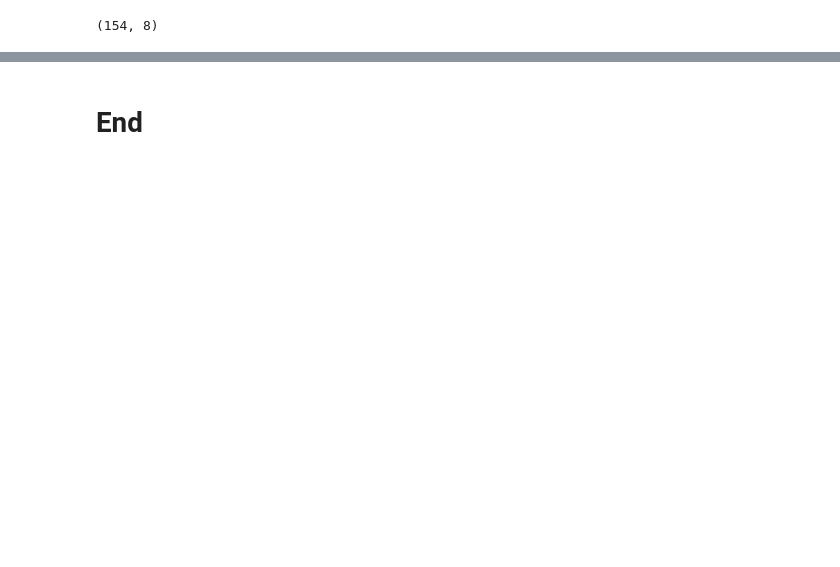
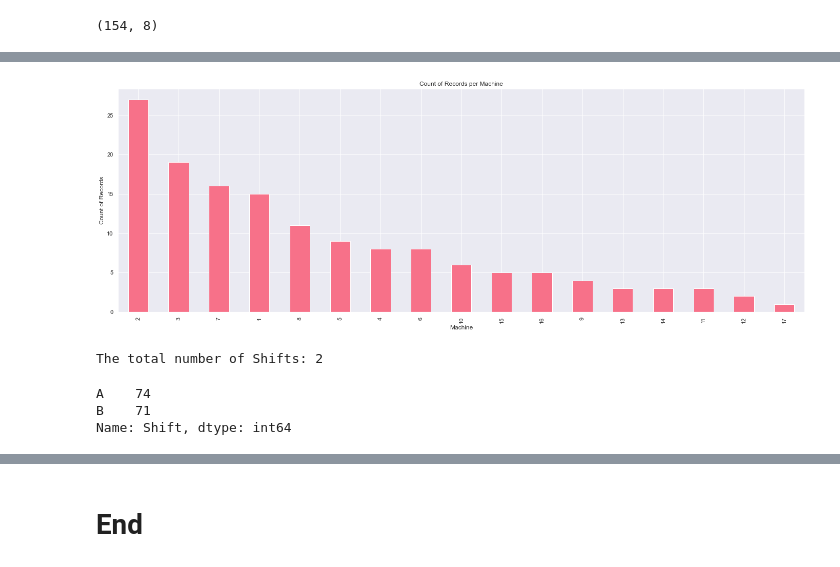
Before and after one commit to vilandao/analytics_onboarding, a Jupyter notebook: EDA.ipynb, the cells around one changed output, grey strips where cells are left out. Cells and saved outputs as stored; diff of their text form; code cells hidden in the pictures; blank space fills up the shorter version.

```diff
--- a/EDA.ipynb
+++ b/EDA.ipynb
@@ -41,0 +66,4 @@ print(number_dupes)
+# %%
+# remove the duplicates
+df.drop_duplicates(inplace=True)
+len(df)
@@ -41,0 +74,7 @@ print(number_dupes)
+# %%
+# there shouldn't be more than one record per Machine-Shift-Operator-Date combination
+# combine any such records so the resulting record contains the sums of the remaining columns
+more_dupes = df[df.duplicated(subset=['Machine','Shift','Operator','Date'], keep=False)]
+display(more_dupes)
+df = df.groupby(['Machine','Shift','Operator','Date'], as_index=False).sum()
+len(df)
@@ -41,0 +94,15 @@ print(number_dupes)
+# %%
+import matplotlib.pyplot as plt
+import seaborn as sns
+
+sns.set_theme(
+    context='notebook',
+    style='darkgrid',
+    palette='husl',
+    rc={"figure.figsize":(24, 8)}
+)
+# %%
+# get the total number of unique Machines in the data as well as how many records exist for each
+machine_counts = df['Machine'].value_counts()
+print(f'The total number of Machines: {len(machine_counts)}')
+machine_counts
@@ -41,0 +129,20 @@ print(number_dupes)
+# %%
+# plot the count of records per machine
+machine_counts.plot(
+    kind='bar',
+    title='Count of Records per Machine',
+    xlabel='Machine',
+    ylabel='Count of Records'
+);
+# %% [output]
+[figure, added]
+# %%
+# get the total number of unique Shifts in the data as well as how many records exist for each
+shift_counts = df['Shift'].value_counts()
+print(f'The total number of Shifts: {len(shift_counts)}')
+shift_counts
+# %% [output]
+The total number of Shifts: 2
+A    74
+B    71
+Name: Shift, dtype: int64
```
Also changed, not shown: parts of 39 cells of this notebook, 1 other file.
